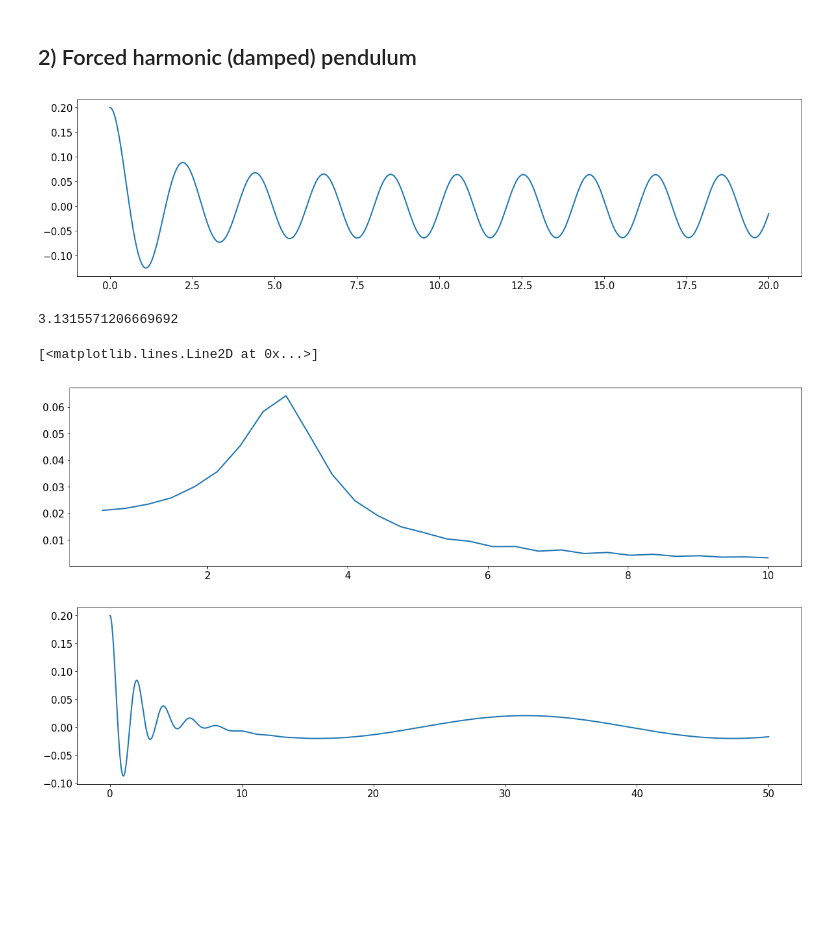
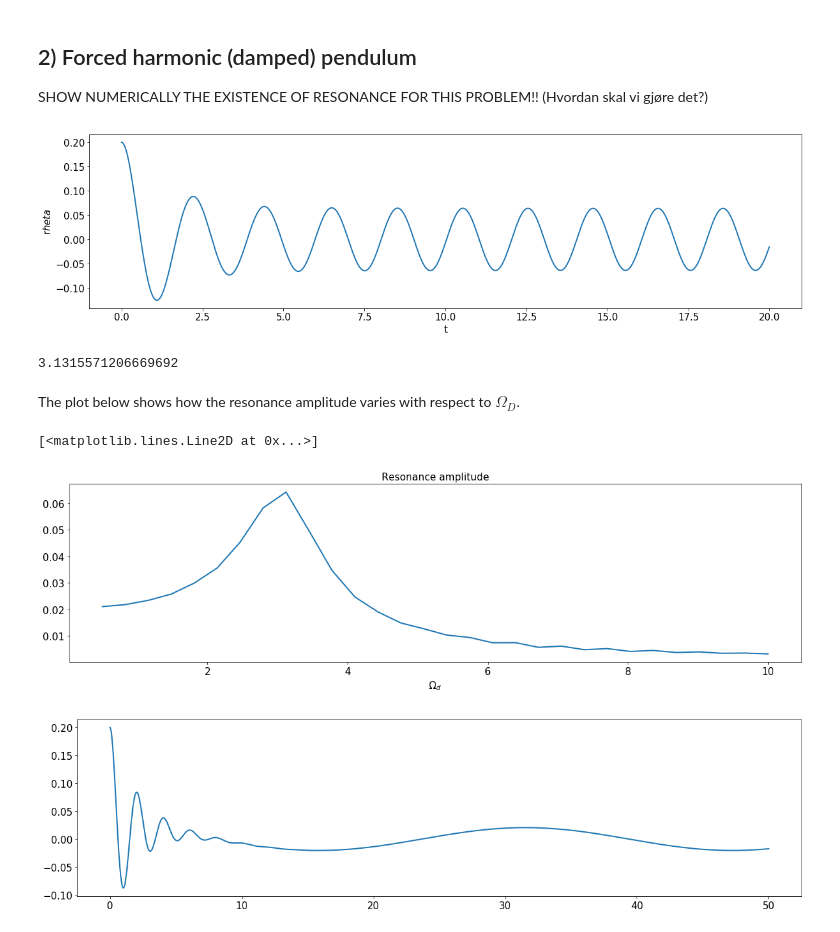
Before and after one commit to sigriaun/pendulum2, a Jupyter notebook: pendulum2.ipynb, the cells around one changed output. Drawn from its saved outputs; the diff is of its cells as text; code cells hidden in the pictures; blank space fills up the shorter version.

```diff
--- a/pendulum2.ipynb
+++ b/pendulum2.ipynb
@@ -144,26 +165,33 @@ plot_damped(q_c,analytic_sol_c,"Critically damped")
 # %% [markdown]
 ## 2) Forced harmonic (damped) pendulum
+
+SHOW NUMERICALLY THE EXISTENCE OF RESONANCE FOR THIS PROBLEM!!
+(Hvordan skal vi gjøre det?)
 # %%
 #default value for driving force
 nsteps_f= int(20/delta_t)
 Fd = 0.2
 Omega_D = np.sqrt(g/l)  #prøvde å sette den til resonansfrekvensen
 q0=1
 
 def f_forced(w,t,q,omega_D):
     return np.array([w[1],-q*w[1]-g/l*w[0]+Fd*np.sin(omega_D*t+phi)])
 
 x_forced, t = Kutta4(f_forced,0,x0,delta_t,nsteps_f,q0,Omega_D)
 theta_forced=x_forced[:,0]
 
+plt.xlabel("t")
+plt.ylabel("$\theta$") #!!!!!!!!!!!!!!!!!
 plt.plot(t,theta_forced)
 plt.show()
 
 print(Omega_D)
 Omega_D_list=[0,1,3,5,10]
 # %% [output]
-[figure, old version]
+[figure, new version]
 3.1315571206669692
+# %% [markdown]
+The plot below shows how the resonance amplitude varies with respect to $\Omega_D$.
 # %%
 """Dependence of Omega_D"""
 nsteps_omega_D = 3000
@@ -183,10 +211,12 @@ for i in range(len(list_of_omega_D)):
     amplitudes_omega_D[i] = resonance_amplitude(theta_i)
     plt.plot()
 
+plt.title("Resonance amplitude")
+plt.xlabel("$\Omega_d$")
 plt.plot(list_of_omega_D,amplitudes_omega_D)
 # %% [output]
 [<matplotlib.lines.Line2D at 0x...>]
-[figure, old version]
+[figure, new version]
 # %%
 """bare test"""
 x_test1, t= Kutta4(f_forced,0,x0,delta_t,5000,q0,0.2)
```
Also changed, not shown: parts of 7 cells of this notebook.
